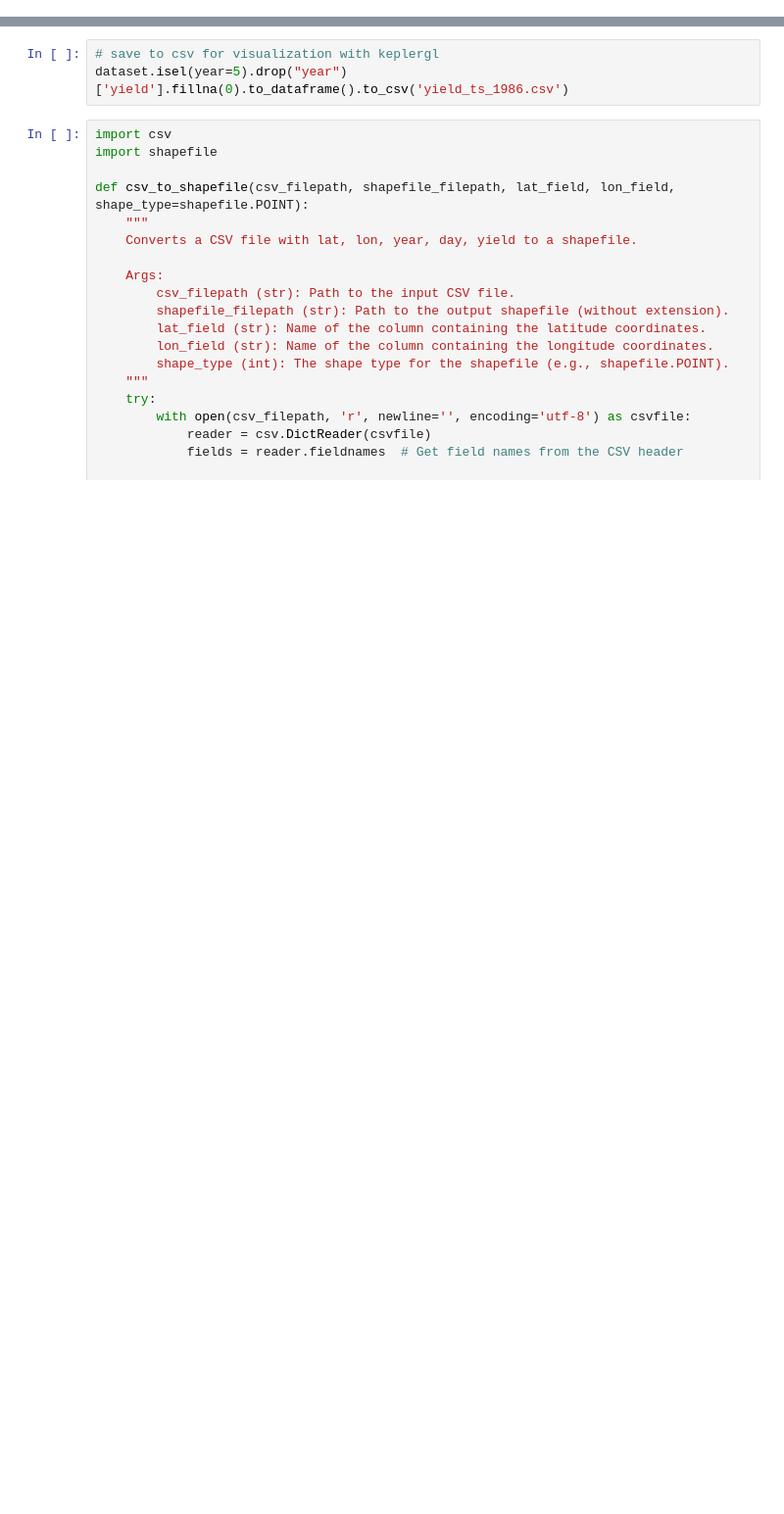
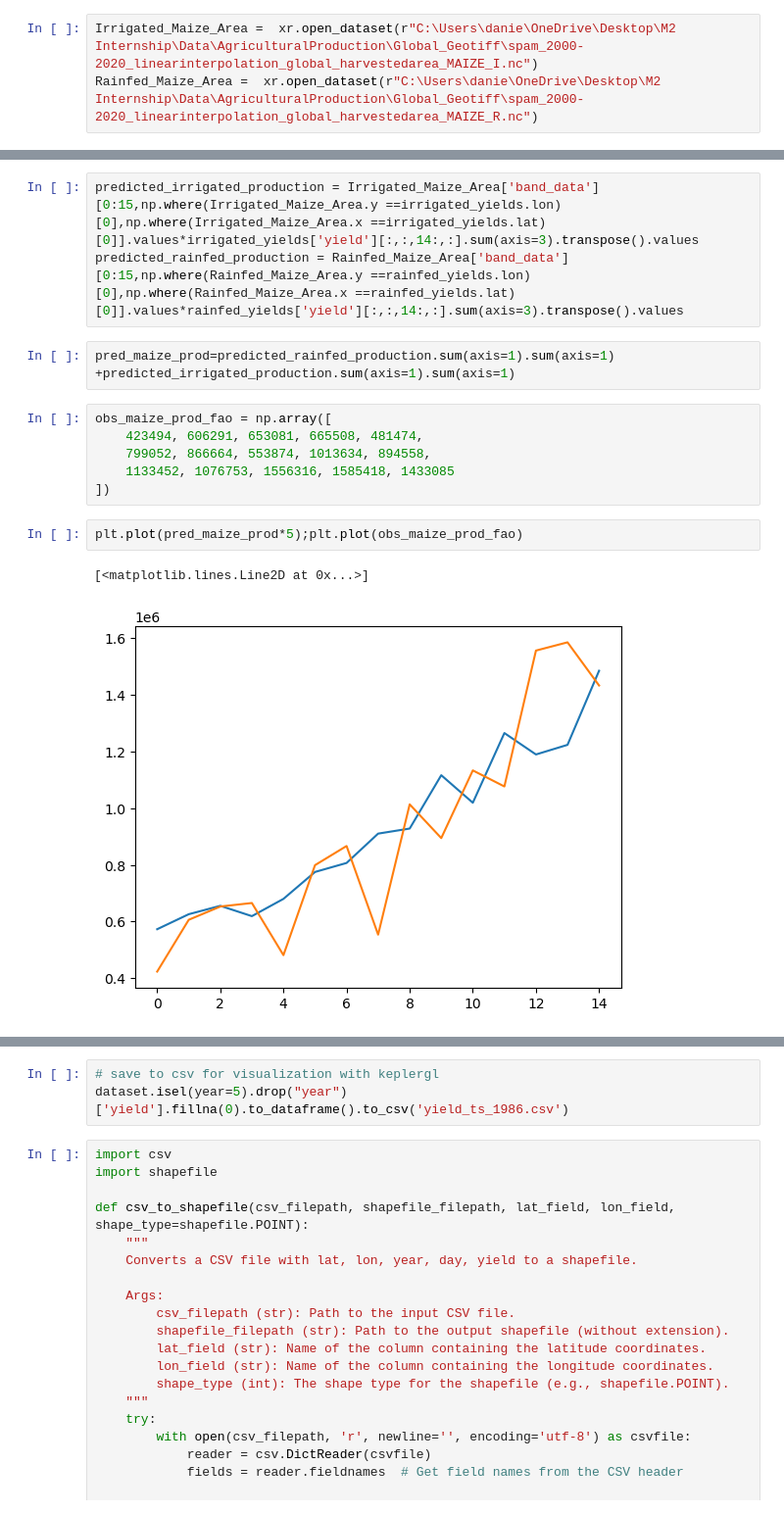
Before and after one commit to dancomputer/M2Internship, a Jupyter notebook: Code/test-downscalingtemporal.ipynb, the cells around one changed output, grey strips where cells are left out. Shown at 98% size. Cells and saved outputs as stored; diff of their text form; blank space fills up the shorter version.

```diff
--- a/Code/test-downscalingtemporal.ipynb
+++ b/Code/test-downscalingtemporal.ipynb
@@ -293,0 +289,3 @@ np.min(dataset.isel(year=5).drop("year")['yield'])
+# %%
+Irrigated_Maize_Area =  xr.open_dataset(r"C:\Users\danie\OneDrive\Desktop\M2 Internship\Data\AgriculturalProduction\Global_Geotiff\spam_2000-2020_linearinterpolation_global_harvestedarea_MAIZE_I.nc")
+Rainfed_Maize_Area =  xr.open_dataset(r"C:\Users\danie\OneDrive\Desktop\M2 Internship\Data\AgriculturalProduction\Global_Geotiff\spam_2000-2020_linearinterpolation_global_harvestedarea_MAIZE_R.nc")
@@ -293,0 +304,16 @@ np.min(dataset.isel(year=5).drop("year")['yield'])
+# %%
+predicted_irrigated_production = Irrigated_Maize_Area['band_data'][0:15,np.where(Irrigated_Maize_Area.y ==irrigated_yields.lon)[0],np.where(Irrigated_Maize_Area.x ==irrigated_yields.lat)[0]].values*irrigated_yields['yield'][:,:,14:,:].sum(axis=3).transpose().values
+predicted_rainfed_production = Rainfed_Maize_Area['band_data'][0:15,np.where(Rainfed_Maize_Area.y ==rainfed_yields.lon)[0],np.where(Rainfed_Maize_Area.x ==rainfed_yields.lat)[0]].values*rainfed_yields['yield'][:,:,14:,:].sum(axis=3).transpose().values
+# %%
+pred_maize_prod=predicted_rainfed_production.sum(axis=1).sum(axis=1) +predicted_irrigated_production.sum(axis=1).sum(axis=1)
+# %%
+obs_maize_prod_fao = np.array([
+    423494, 606291, 653081, 665508, 481474,
+    799052, 866664, 553874, 1013634, 894558,
+    1133452, 1076753, 1556316, 1585418, 1433085
+])
+# %%
+plt.plot(pred_maize_prod*5);plt.plot(obs_maize_prod_fao)
+# %% [output]
+[<matplotlib.lines.Line2D at 0x...>]
+[figure, added]
```
Also changed, not shown: parts of 12 cells of this notebook, 1 other file.
